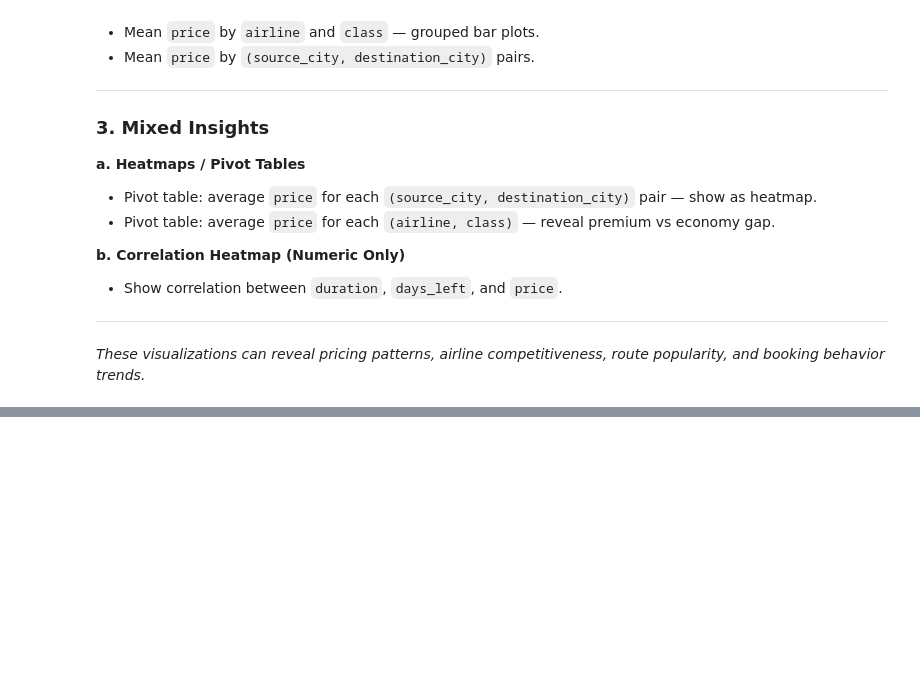
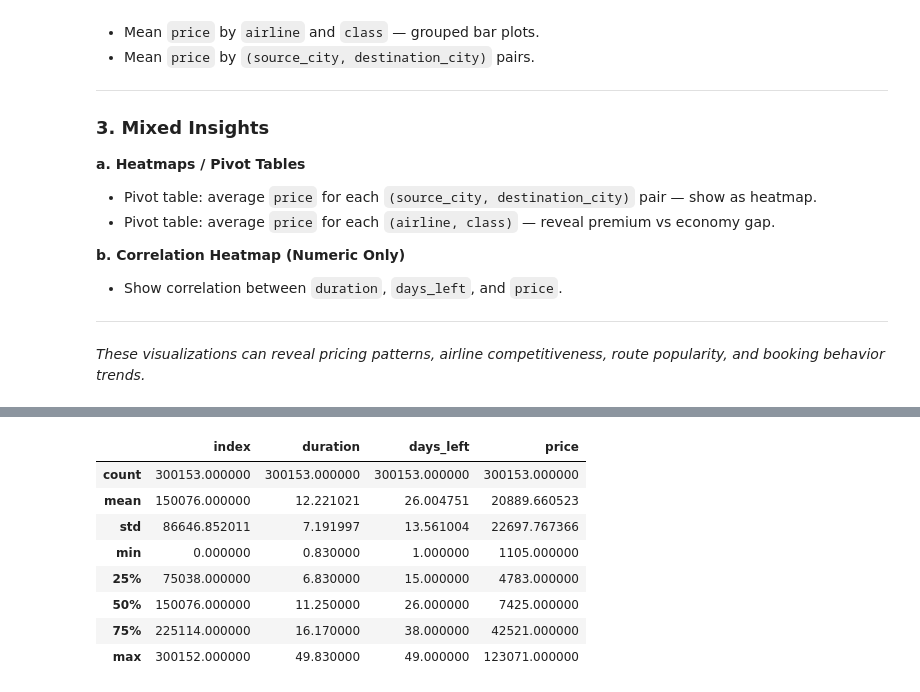
Before and after one commit to MohamedShoaib3/Algorithms_python, a Jupyter notebook: Regression_Task.ipynb, the cells around one changed output, grey strips where cells are left out. Saved outputs shown, nothing was run; the diff lists cells and outputs as text; code cells hidden in the pictures; blank space fills up the shorter version.

```diff
--- a/Regression_Task.ipynb
+++ b/Regression_Task.ipynb
@@ -408,0 +459,12 @@ df
+# %%
+df.describe()
+# %% [output]
+|  | index | duration | days_left | price |
+| count | 300153.000000 | 300153.000000 | 300153.000000 | 300153.000000 |
+| mean | 150076.000000 | 12.221021 | 26.004751 | 20889.660523 |
+| std | 86646.852011 | 7.191997 | 13.561004 | 22697.767366 |
+| min | 0.000000 | 0.830000 | 1.000000 | 1105.000000 |
+| 25% | 75038.000000 | 6.830000 | 15.000000 | 4783.000000 |
+| 50% | 150076.000000 | 11.250000 | 26.000000 | 7425.000000 |
+| 75% | 225114.000000 | 16.170000 | 38.000000 | 42521.000000 |
+| max | 300152.000000 | 49.830000 | 49.000000 | 123071.000000 |
```
Also changed, not shown: parts of 8 cells of this notebook.
